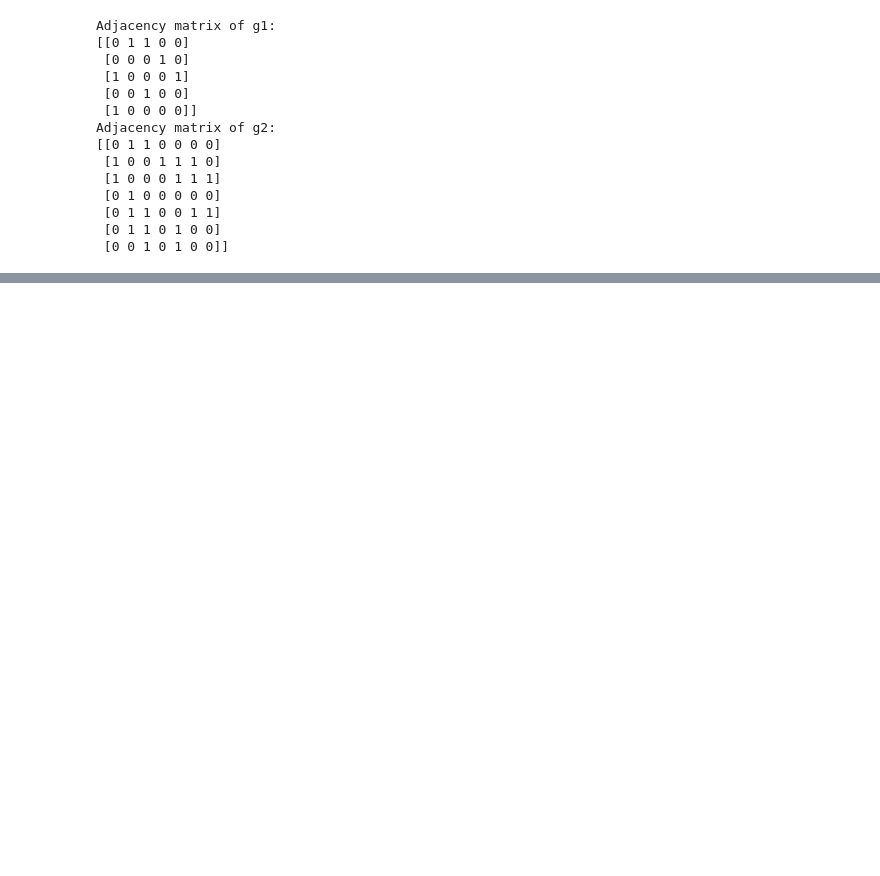
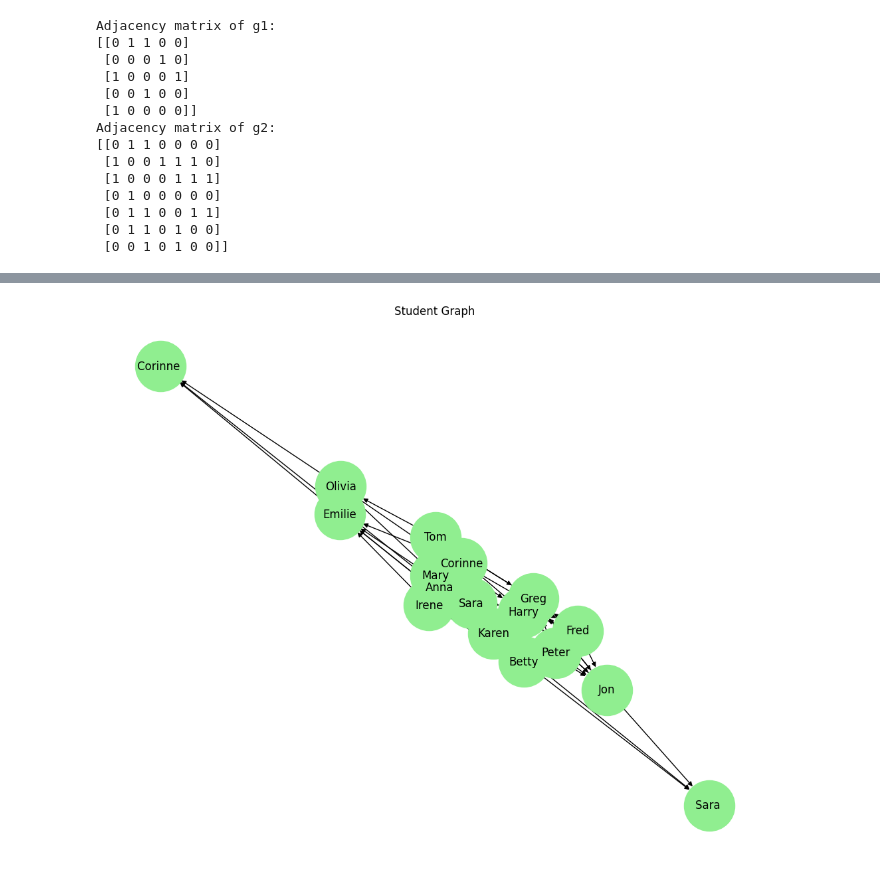
Before and after one commit to hirokiodd/sna-learn, a Jupyter notebook: code/create_network.ipynb, the cells around one changed output, grey strips where cells are left out. Saved outputs shown, nothing was run; the diff lists cells and outputs as text; code cells hidden in the pictures; blank space fills up the shorter version.

Commit message:
Added student network

```diff
--- a/code/create_network.ipynb
+++ b/code/create_network.ipynb
@@ -98,0 +134,14 @@ Adjacency matrix of g2:
+# %%
+# Assign a gender to each node
+gender_dict = {"Anand": "M", "Beth": "F", "Chris": "M", "Dieter": "M", "Sun": "F", "Ali": "M", "Fatima": "F"}
+nx.set_node_attributes(g2, gender_dict, "gender")
+
+# Assign a count to each edge
+# Replicate the the list [1, 2] 5 times
+count_values = [1, 2] * 5
+for i, edge in enumerate(g2.edges()):
+    g2.edges[edge]["count"] = count_values[i]
+
+# Assign an age to each person
+age_dict = {0: 20, 1: 26, 2: 19, 3: 34, 4: 22, 5: 30, 6: 21}
+nx.set_node_attributes(g2, age_dict, "age")
@@ -98,0 +164,4 @@ Adjacency matrix of g2:
+# %%
+# Load the dataset
+s = pd.read_csv("../data/students.csv")
+s.head()
@@ -98,0 +175,22 @@ Adjacency matrix of g2:
+# %%
+# Create an empty graph
+studentmat = nx.DiGraph()
+
+# Add edges to the graph
+for index, row in s.iterrows():
+    student = row["Student"]
+    for col in s.columns[2:]:
+        if row[col] == 1:
+            studentmat.add_edge(student, col)
+# %%
+# Add gender as an attribute
+gender_dict = s.set_index("Student")["Gender"].to_dict()
+nx.set_node_attributes(studentmat, gender_dict, "gender")
+# %%
+# Visualize the graph
+plt.figure(figsize=(10, 8))
+nx.draw(studentmat, with_labels=True, node_color="lightgreen", node_size=3000)
+plt.title("Student Graph")
+plt.show()
+# %% [output]
+[figure, added]
```
Also changed, not shown: parts of 13 cells of this notebook.
